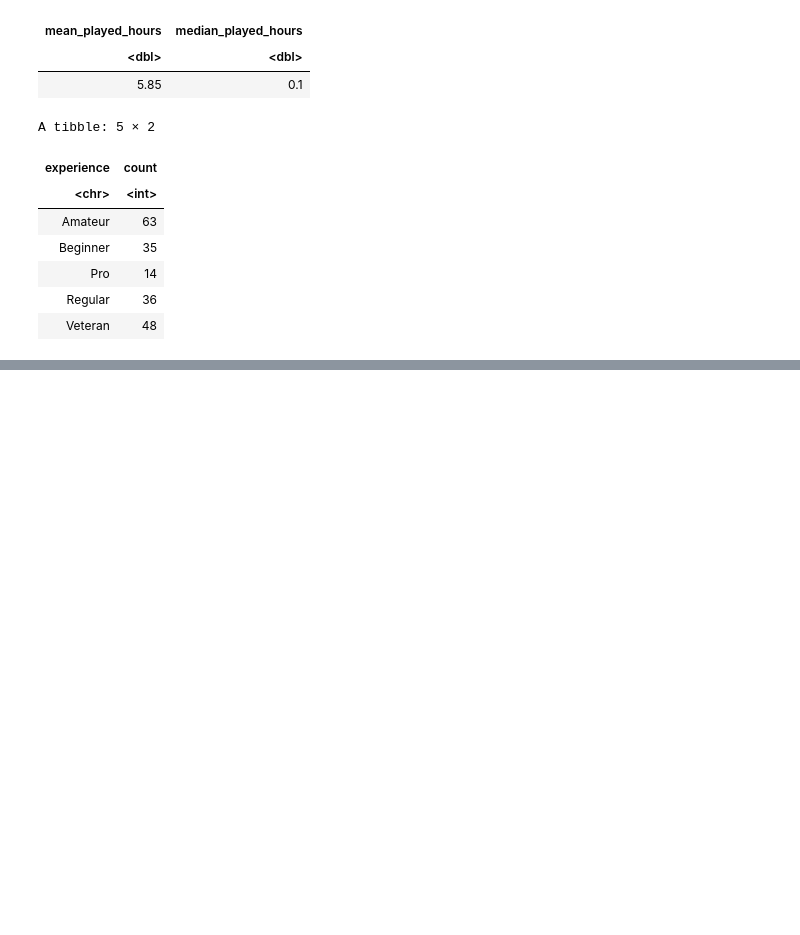
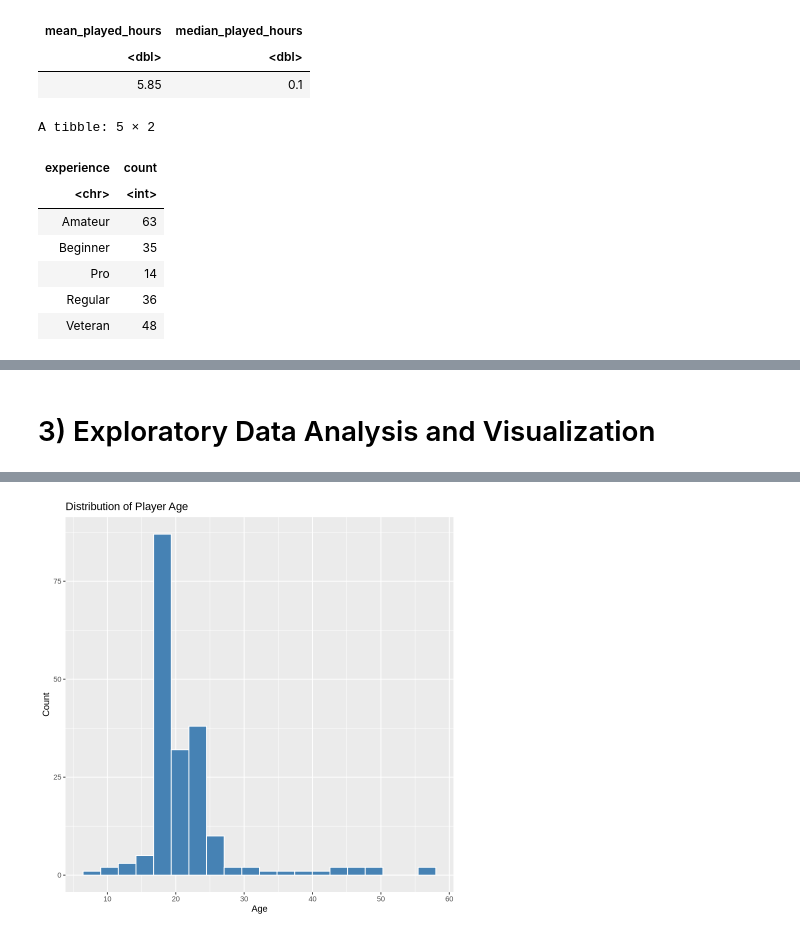
Before and after one commit to RealBabyPotato/DSCI100-Individual-Planning-Report, a Jupyter notebook: Individual Planning Report.ipynb, the cells around one changed output, grey strips where cells are left out. Saved outputs shown, nothing was run; the diff lists cells and outputs as text; code cells hidden in the pictures; blank space fills up the shorter version.

```diff
--- a/Individual Planning Report.ipynb
+++ b/Individual Planning Report.ipynb
@@ -105,0 +111,2 @@ A tibble: 5 × 2
+# %% [markdown]
+<h1>3) Exploratory Data Analysis and Visualization</h1>
@@ -105,0 +115,11 @@ A tibble: 5 × 2
+# %%
+player_age_hist <- players |>
+  ggplot(aes(x = Age)) +
+  geom_histogram(bins = 20, fill = "steelblue", color = "white") +
+  labs(
+    title = "Distribution of Player Age",
+    x = "Age",
+    y = "Count")
+
+player_age_hist
+# %% [output]
@@ -105,0 +128 @@ A tibble: 5 × 2
+[figure, added]
```
Also changed, not shown: parts of 5 cells of this notebook.
